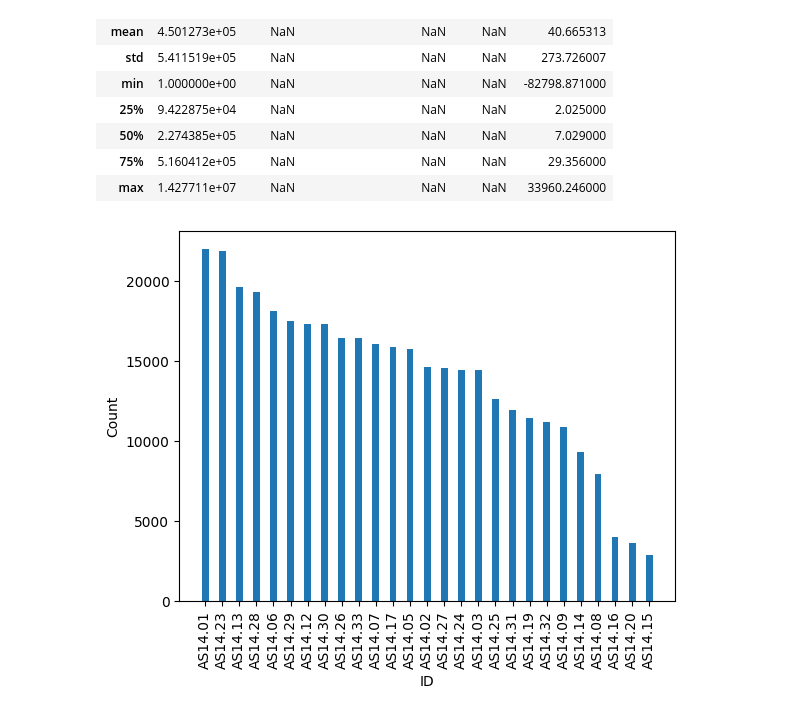
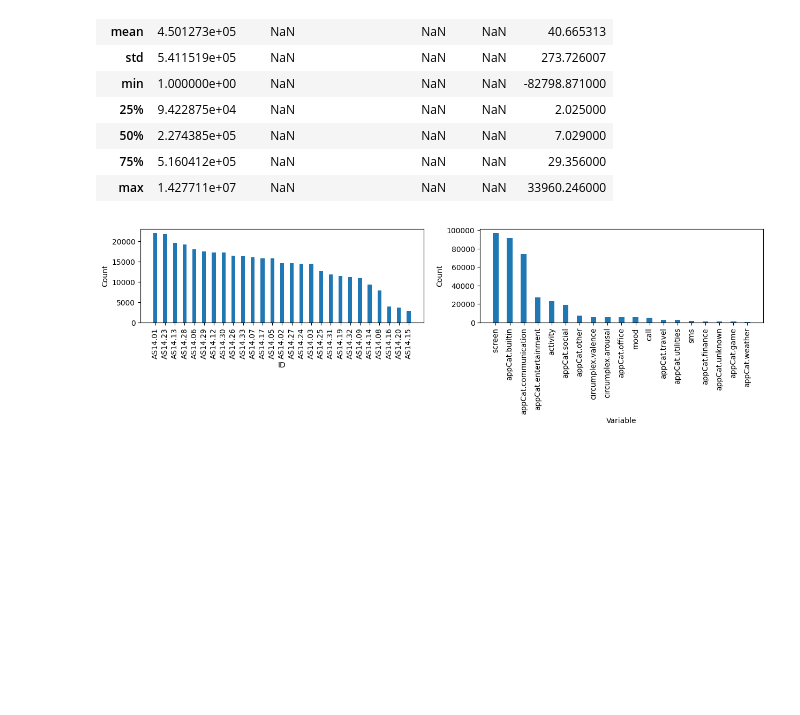
Before and after one commit to vishalkanteppa/Data-Mining, a Jupyter notebook: DM_advanced.ipynb, the cells around one changed output. Drawn from its saved outputs; the diff is of its cells as text; code cells hidden in the pictures; blank space fills up the shorter version.

```diff
--- a/DM_advanced.ipynb
+++ b/DM_advanced.ipynb
@@ -50,14 +50,27 @@ df.describe(include="all")
 | 75% | 5.160412e+05 | NaN | NaN | NaN | 29.356000 |
 | max | 1.427711e+07 | NaN | NaN | NaN | 33960.246000 |
 # %%
+fig,ax = plt.subplots(1,2,figsize=[15,5])
+
+
 x = df['id'].value_counts()
 cols = [i for i in x.axes[0]]
 vals = [i for i in x]
+plt.subplot(2,2,1)
 plt.bar(cols, vals, width = 0.4)
-
 plt.xlabel("ID")
 plt.ylabel("Count")
 plt.xticks(rotation=90)
+
+x = df['variable'].value_counts()
+cols = [i for i in x.axes[0]]
+vals = [i for i in x]
+plt.subplot(2,2,2)
+plt.bar(cols, vals, width = 0.4)
+plt.xlabel("Variable")
+plt.ylabel("Count")
+plt.xticks(rotation=90)
+
 plt.show()
 # %% [output]
-[figure, old version]
+[figure, new version]
```
Also changed, not shown: parts of 1 cell of this notebook.
